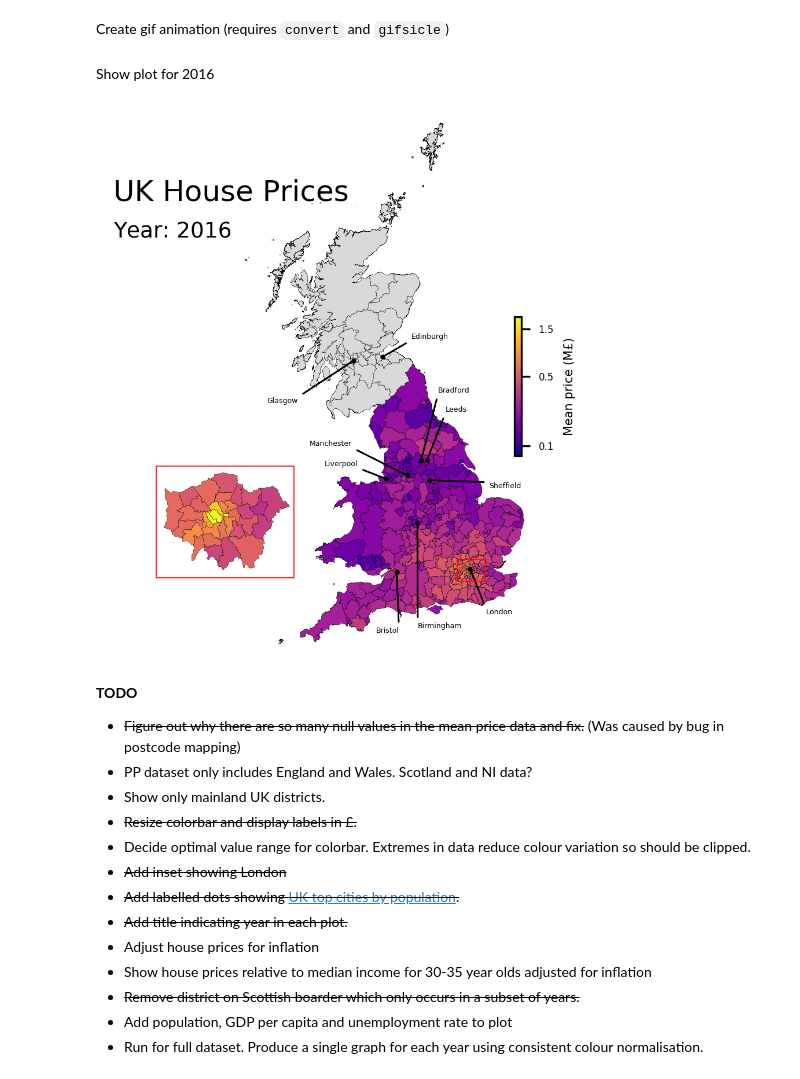
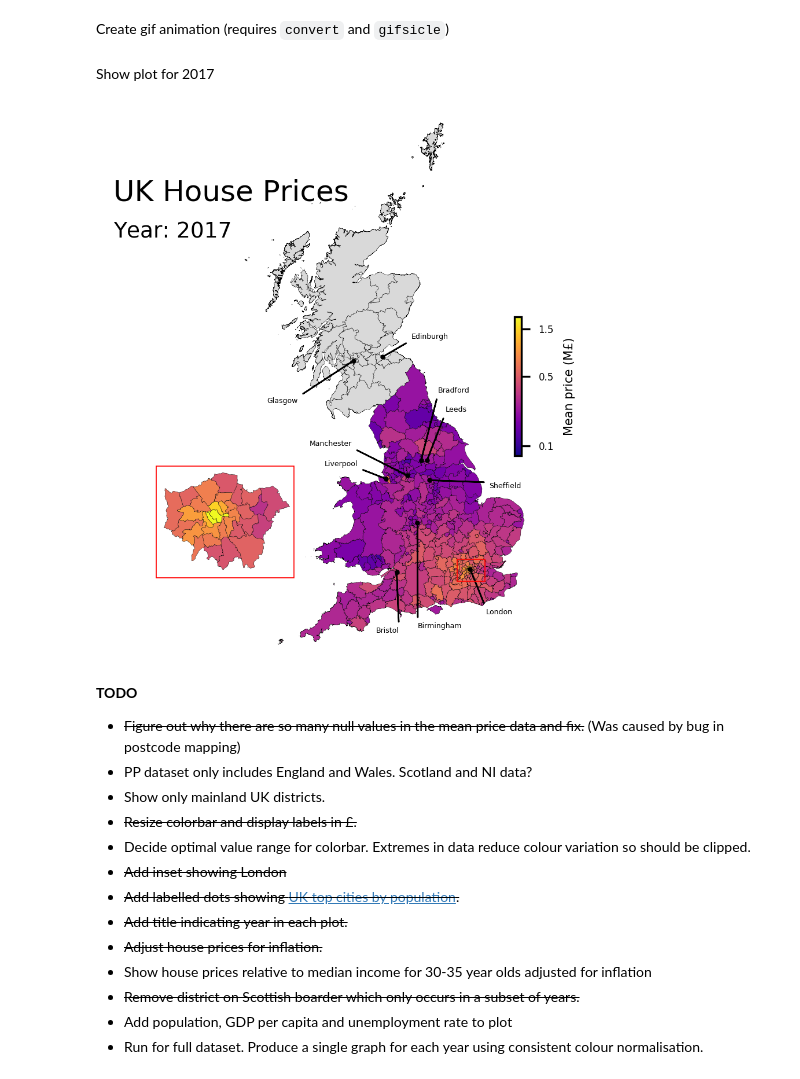
Before and after one commit to chrisk314/spark-uk-house-data-map, a Jupyter notebook: uk-house-data-map.ipynb, the cells around one changed output. Drawn from its saved outputs; the diff is of its cells as text; code cells hidden in the pictures.

Commit message:
Adjusts mean prices for inflation

```diff
--- a/uk-house-data-map.ipynb
+++ b/uk-house-data-map.ipynb
@@ -427,0 +455,2 @@ mean_prices = mean_prices[mean_prices.index.map(lambda x: filter_districts(x[1])
+# %%
+rpi['factor'] = np.cumprod(1. + 0.01 * rpi['rpi'].values[::-1])[::-1]
@@ -427,0 +469,3 @@ mean_prices = mean_prices[mean_prices.index.map(lambda x: filter_districts(x[1])
+# %%
+for y in mean_prices.index.levels[0]:
+    mean_prices.loc[(y, np.s_[:]), 'price_mean'] *= rpi.loc[y].factor
@@ -428,3 +474,6 @@ mean_prices = mean_prices[mean_prices.index.map(lambda x: filter_districts(x[1])
+# %%
+mean_prices = mean_prices.drop(mean_prices.index.levels[0].values[-1])
+mean_prices.index = mean_prices.index.remove_unused_levels()  # Ridiculous that this is required, but yeah... https://github.com/pandas-dev/pandas/issues/2770
 # %% [markdown]
 ---
 ### Plotting map
@@ -484,6 +533,9 @@ uk_cities_top10_osgb36
 # %% [markdown]
 Functions for plotting shapefile with districts coloured by mean price
 # %%
+LDN_SCALE = 5.
+LDN_TRANS = np.array([-2.7e6, -6.0e5])
+
 def create_shp_patches(sf):
     """Returns tuple containing UK and London patches for shapefile `sf`."""
     # Create list of polygon patches for all districts
@@ -495,12 +547,10 @@ def create_shp_patches(sf):
 
     # Create list of polygon patches for London districts
     patches_ldn = []
-    scale = 5.
-    trans = np.array([-2.7e6, -6.0e5])
     for idx in sf_london_idx:
         for points in np.split(np.array(sf.shape(idx).points), sf.shape(idx).parts)[1:]:
-            points *= scale  # Increase size of London districts
-            points += trans  # Shift London districts
+            points *= LDN_SCALE  # Increase size of London districts
+            points += LDN_TRANS  # Shift London districts
             polygon = Polygon(points, closed=True)
             patches_ldn.append(polygon)
 
@@ -556,7 +606,7 @@ def plot_map_for_year(year, fname=None):
 
     # Add boxes around London
     pos_lg, w_lg, h_lg = np.array([-2.e5, 1.6e5]), 3.2e5, 2.6e5
-    pos_sm, w_sm, h_sm = (pos_lg - trans) / scale, w_lg / scale, h_lg / scale
+    pos_sm, w_sm, h_sm = (pos_lg - LDN_TRANS) / LDN_SCALE, w_lg / LDN_SCALE, h_lg / LDN_SCALE
     rect_lg = Rectangle(pos_lg, w_lg, h_lg, angle=0.0, fill=False, linewidth=0.4, color='r')
     rect_sm = Rectangle(pos_sm, w_sm, h_sm, angle=0.0, fill=False, linewidth=0.4, color='r', zorder=10)
     ax.add_patch(rect_lg)
@@ -606,11 +656,11 @@ Create gif animation (requires `convert` and `gifsicle`)
 # %% [markdown]
-Show plot for 2016
+Show plot for 2017
 # %%
 plt.rcParams['figure.dpi'] = 300
-plot_map_for_year(2016)
+plot_map_for_year(2017)
 plt.show()
 # %% [output]
-[figure, old version]
+[figure, new version]
 # %% [markdown]
 **TODO**
 - ~~Figure out why there are so many null values in the mean price data and fix.~~ (Was caused by bug in postcode mapping)
@@ -621,7 +671,7 @@ plt.show()
 - ~~Add inset showing London~~
 - ~~Add labelled dots showing [UK top cities by population](http://www.citymayors.com/gratis/uk_topcities.html).~~
 - ~~Add title indicating year in each plot.~~
-- Adjust house prices for inflation
+- ~~Adjust house prices for inflation.~~
 - Show house prices relative to median income for 30-35 year olds adjusted for inflation
 - ~~Remove district on Scottish boarder which only occurs in a subset of years.~~
 - Add population, GDP per capita and unemployment rate to plot
```
Also changed, not shown: parts of 20 cells of this notebook, 1 other file.
